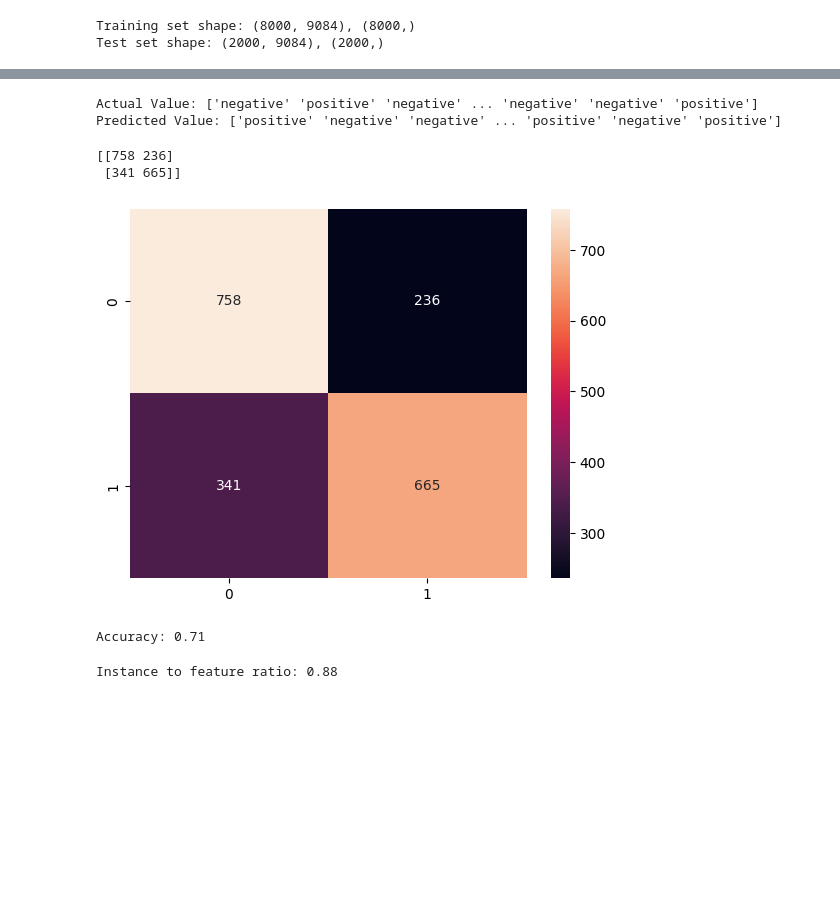
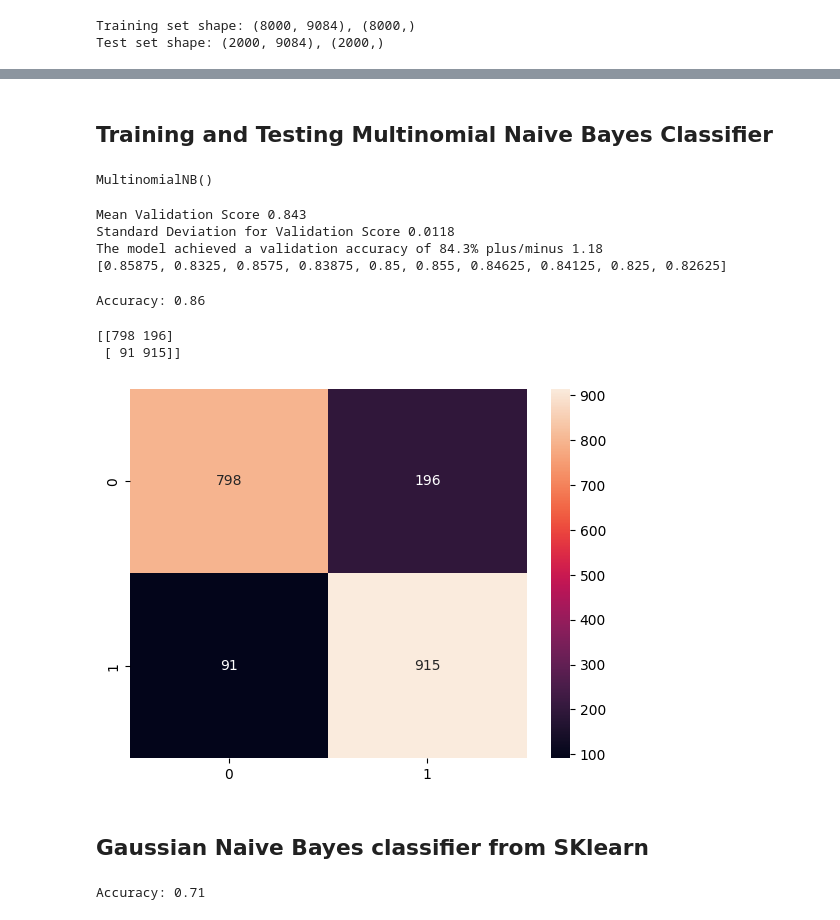
Before and after one commit to r-dura/sentiment-analysis-imdb, a Jupyter notebook: naive_bayes.ipynb, the cells around one changed output, grey strips where cells are left out. Cells and saved outputs as stored; diff of their text form; code cells hidden in the pictures; blank space fills up the shorter version.

```diff
--- a/naive_bayes.ipynb
+++ b/naive_bayes.ipynb
@@ -36,2 +36,0 @@ gnb = NaiveBayes()
-# %%
-gnb.fit(X_train, y_train)
@@ -86,42 +129,56 @@ Dummy Classifier Accuracy: 0.503
+# %% [markdown]
+## Training and Testing Multinomial Naive Bayes Classifier
+# %%
+from sklearn.naive_bayes import MultinomialNB
+from sklearn.metrics import accuracy_score
+
+MNB = MultinomialNB()
+MNB.fit(X_train, y_train)
+# %% [output]
+MultinomialNB()
+# %%
+mnb_val_scores = k_fold_cross_validation(MNB, X_train, y_train, 10)
+print(mnb_val_scores)
+# %% [output]
+Mean Validation Score 0.843
+Standard Deviation for Validation Score 0.0118
+The model achieved a validation accuracy of 84.3% plus/minus 1.18
+[0.85875, 0.8325, 0.8575, 0.83875, 0.85, 0.855, 0.84625, 0.84125, 0.825, 0.82625]
+# %%
+# MNB Evaluation on test set
+MNB_predictions = MNB.predict(X_test)
+MNB_accuracy = accuracy_score(MNB_predictions, y_test)
+print(f"Accuracy: {MNB_accuracy:.2f}")
+# %% [output]
+Accuracy: 0.86
+# %%
+from sklearn.metrics import confusion_matrix
+import matplotlib.pyplot as plt
+import seaborn as sns
+
+cm = confusion_matrix(y_test, MNB_predictions)
+print(cm)
+sns.heatmap(cm, annot=True, fmt = 'd')
+plt.show()
+# %% [output]
+[[798 196]
+ [ 91 915]]
+[figure, added]
+# %% [markdown]
+## Gaussian Naive Bayes classifier from SKlearn
 # %%
 from sklearn.naive_bayes import GaussianNB
 
 # Build a Gaussian Classifier
-model = GaussianNB()
+GNB = GaussianNB()
 
 # Model training
-model.fit(X_train, y_train)
+GNB.fit(X_train, y_train)
 
 # Predict Output
-predicted = model.predict(X_test)
+GNB_predictions = GNB.predict(X_test)
 
-print("Actual Value:", y_test)
-print("Predicted Value:", predicted)
+GNB_accuracy = accuracy_score(GNB_predictions, y_test)
+print(f"Accuracy: {GNB_accuracy:.2f}")
 # %% [output]
-Actual Value: ['negative' 'positive' 'negative' ... 'negative' 'negative' 'positive']
-Predicted Value: ['positive' 'negative' 'negative' ... 'positive' 'negative' 'positive']
+Accuracy: 0.71
-# %%
-from sklearn.metrics import confusion_matrix
-import matplotlib.pyplot as plt
-import seaborn as sns
-
-cm = confusion_matrix(y_test, predicted)
-print(cm)
-sns.heatmap(cm, annot=True, fmt = 'd')
-plt.show()
-# %% [output]
-[[758 236]
- [341 665]]
-[figure, removed]
-# %%
-from sklearn.metrics import accuracy_score
-
-accuracy = accuracy_score(y_test, predicted)
-print(f"Accuracy: {accuracy:.2f}")
-# %% [output]
-Accuracy: 0.71
-# %%
-instance_feature_ratio = X_train.shape[0] / X_train.shape[1]
-print(f"Instance to feature ratio: {instance_feature_ratio:.2f}")
-# %% [output]
-Instance to feature ratio: 0.88
```
Also changed, not shown: parts of 19 cells of this notebook.
